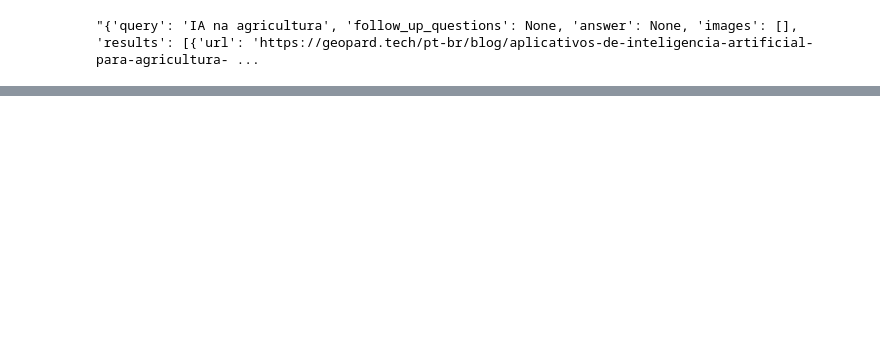
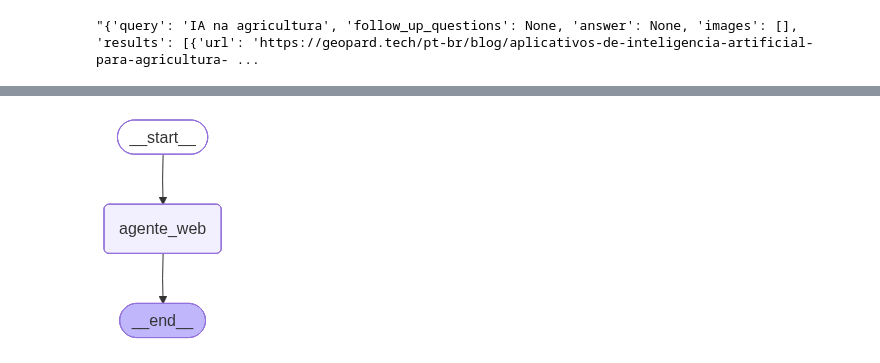
Before and after one commit to AdilsonManuel1/API-NODE-REST, a Jupyter notebook: Maquina1.ipynb, the cells around one changed output, grey strips where cells are left out. Drawn from its saved outputs; the diff is of its cells as text; code cells hidden in the pictures; blank space fills up the shorter version.

```diff
--- a/Maquina1.ipynb
+++ b/Maquina1.ipynb
@@ -435,0 +512,2 @@ resultado
+# %%
+resultado = agente_cientifico.invoke({"messages":[{"role": "user", "content": "AI impact in agriculture"}]})
@@ -435,0 +586,28 @@ resultado
+# %%
+class AgentState(TypedDict):
+  user_query: str
+  web_answer: str
+  scientific_answer: str
+  final_answer: str
+# %%
+from langgraph.prebuilt import create_react_agent
+
+def funcao_agente_web(state: AgentState) -> dict:
+    """
+    Função que executa um agente no estilo React para busca na web.
+    """
+    system_prompt_web = """
+    Atua como um assistente útil. Use as ferramentas fornecidas para responder o usuário.
+    -buscar_web: retorna os resultados de uma busca na web.
+    Use a buscar_web sempre que o usuário fizer uma pergunta sobre um tema específico e retorne o link dos artigos encontrados.
+    """
+
+    # Usar 'llm' e a lista de ferramentas 'tools' para o agente web
+    agente_web = create_react_agent(model=llm, tools=tools, prompt=system_prompt_web)
+
+    # Invocar o agente com a query do estado
+    resultado = agente_web.invoke({'messages': [{'role': 'user', 'content': state['user_query']}]})
+
+    # Extrair o conteúdo da resposta e retornar no formato esperado por AgentState
+    final_answer_content = resultado['messages'][-1].content if resultado and resultado['messages'] else "Nenhuma resposta encontrada."
+    return {"web_answer": final_answer_content}
@@ -435,0 +637,15 @@ resultado
+# %%
+from langgraph.graph import START, StateGraph, END
+workflow = StateGraph(AgentState)
+workflow.add_node('agente_web', funcao_agente_web)
+
+workflow.add_edge(START, "agente_web")
+
+workflow.add_edge('agente_web', END)
+
+app = workflow.compile()
+# %%
+from IPython.display import Image, display
+Image(app.get_graph().draw_mermaid_png())
+# %% [output]
+[figure, added]
```
Also changed, not shown: parts of 26 cells of this notebook.
